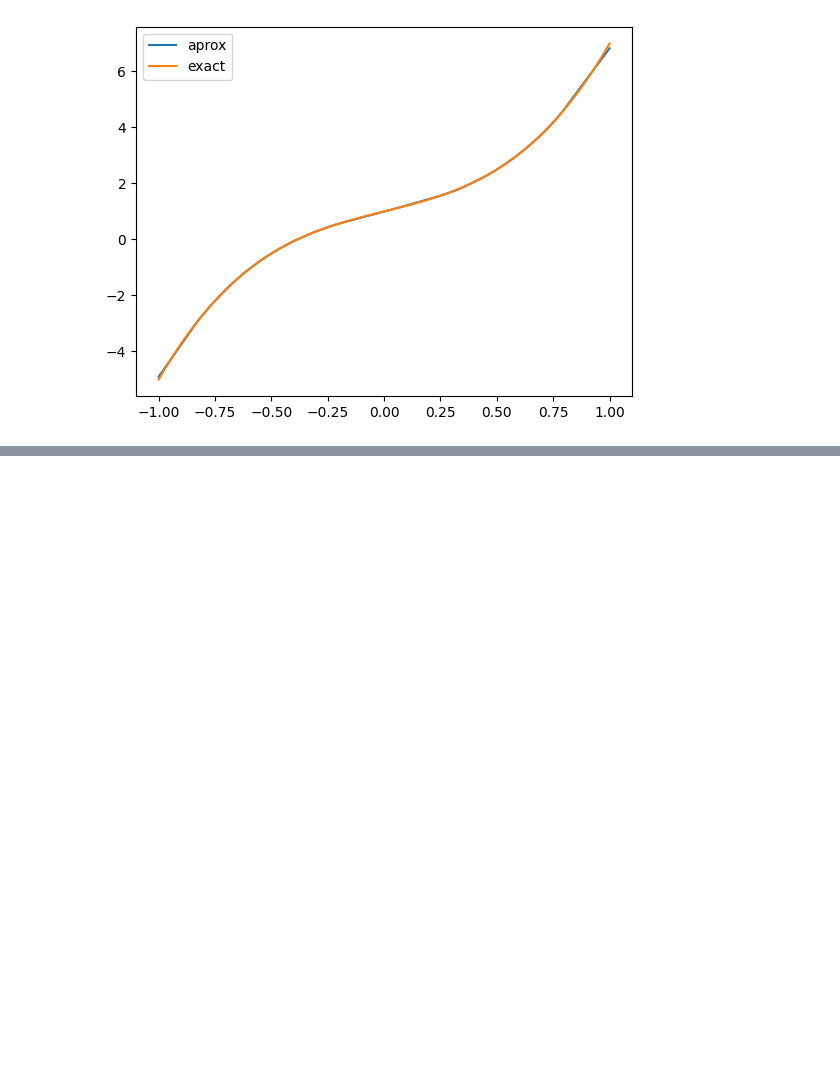
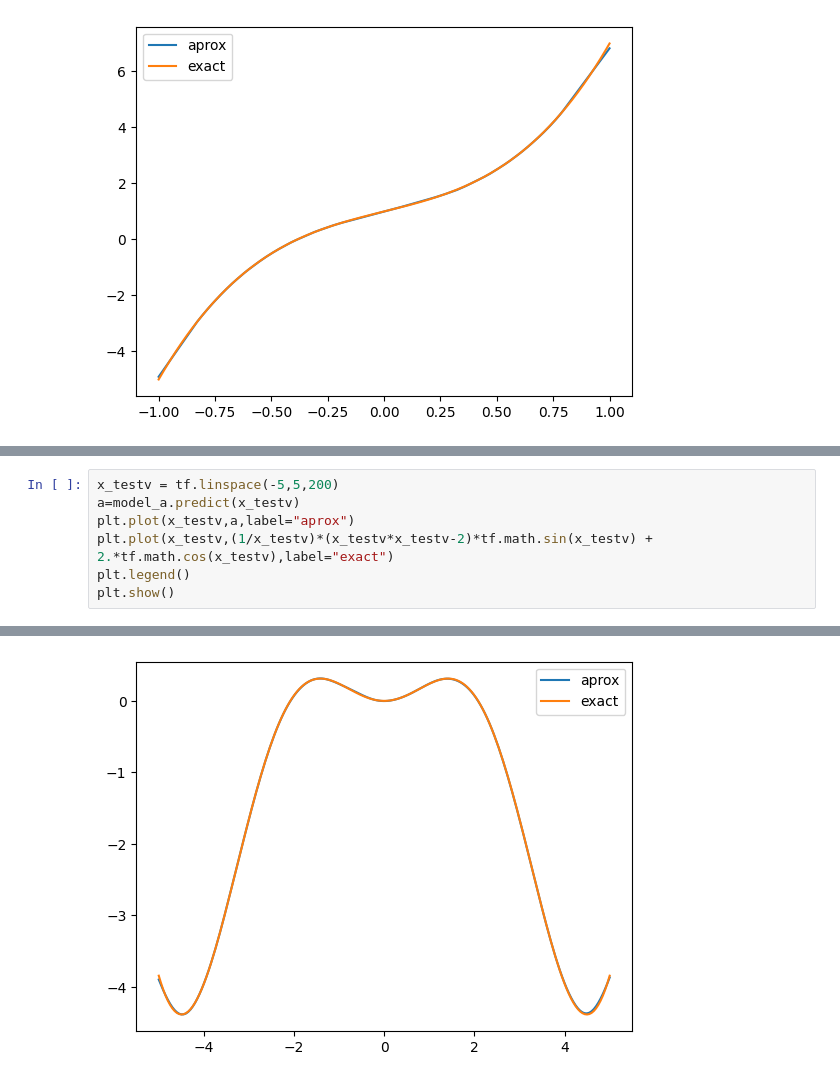
Before and after one commit to Alberto-Pedraza/Tarea5rna, a Jupyter notebook: Tarea5AlbertoP.ipynb, the cells around one changed output, grey strips where cells are left out. Drawn from its saved outputs; the diff is of its cells as text; blank space fills up the shorter version.

```diff
--- a/Tarea5AlbertoP.ipynb
+++ b/Tarea5AlbertoP.ipynb
@@ -353,0 +540,8 @@ plt.show()
+# %%
+x_testv = tf.linspace(-5,5,200)
+a=model_a.predict(x_testv)
+plt.plot(x_testv,a,label="aprox")
+plt.plot(x_testv,(1/x_testv)*(x_testv*x_testv-2)*tf.math.sin(x_testv) + 2.*tf.math.cos(x_testv),label="exact")
+plt.legend()
+plt.show()
+# %% [output]
@@ -353,0 +549 @@ plt.show()
+[figure, added]
```
Also changed, not shown: parts of 26 cells of this notebook.
